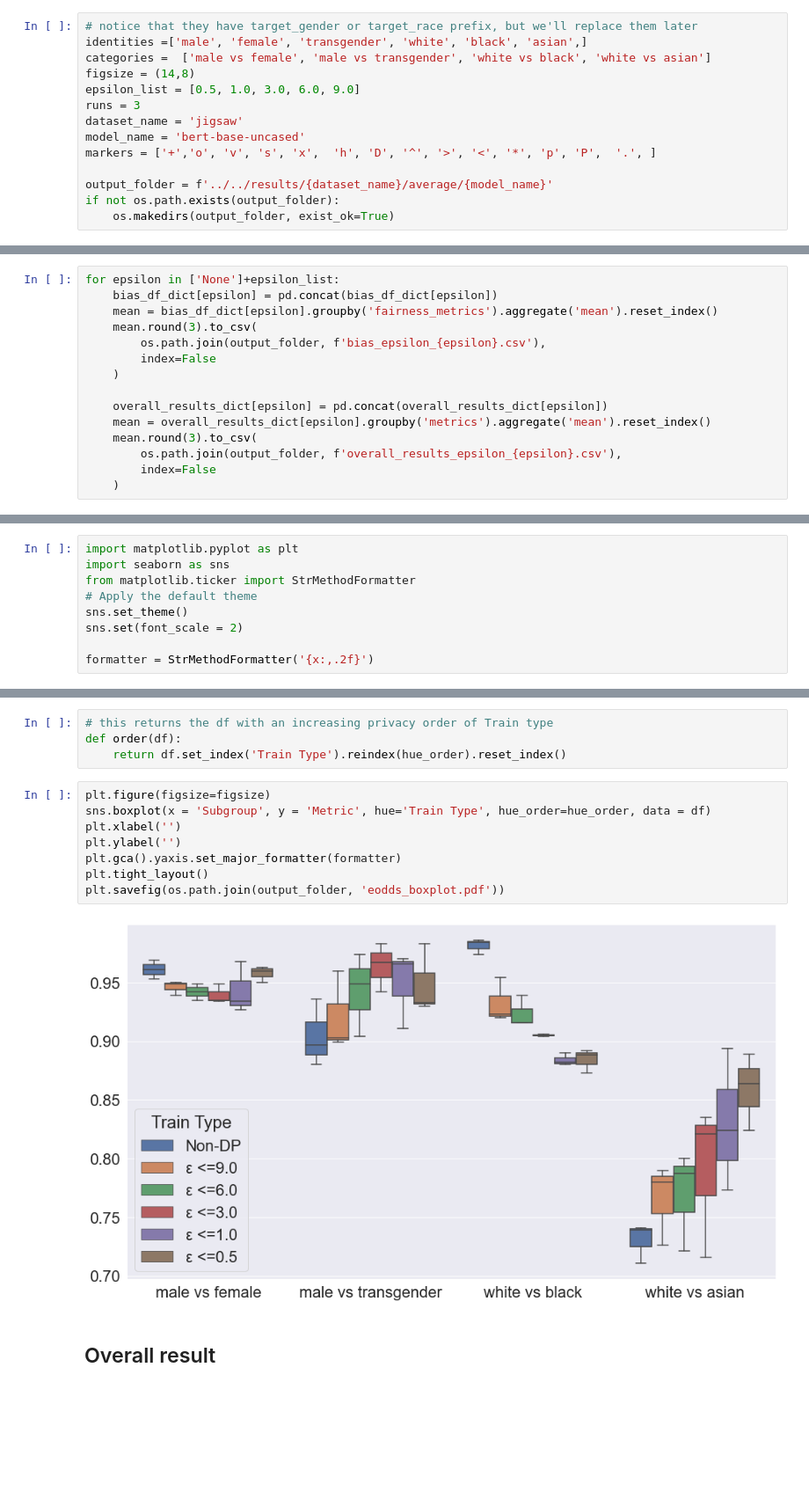
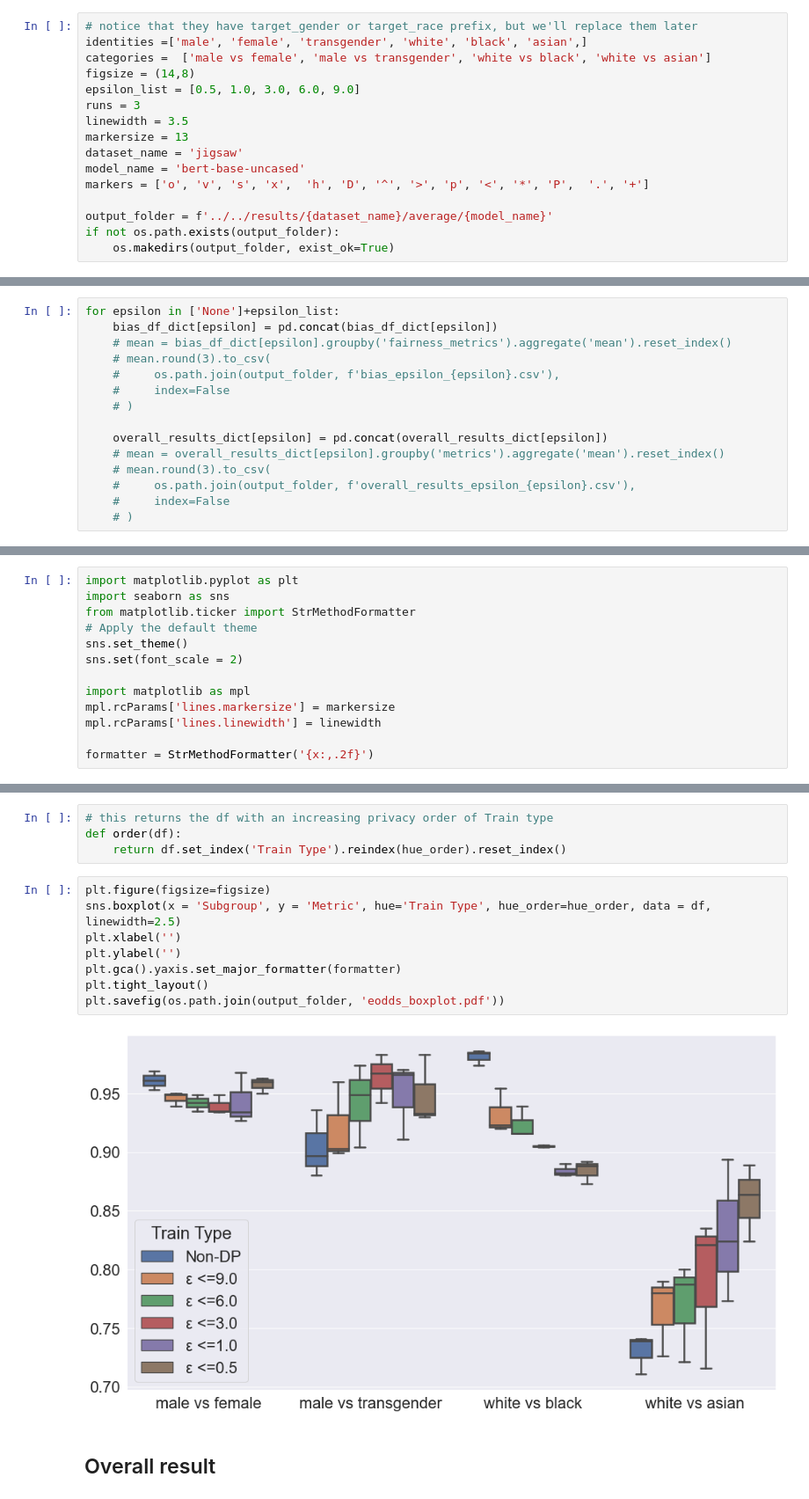
Before and after one commit to khairulislam/DP-on-NLP-Bias, a Jupyter notebook: src/jigsaw/average results and plot.ipynb, the cells around one changed output, grey strips where cells are left out. Shown at 88% size. Cells and saved outputs as stored; diff of their text form; blank space fills up the shorter version.

```diff
--- a/src/jigsaw/average results and plot.ipynb
+++ b/src/jigsaw/average results and plot.ipynb
@@ -11,9 +11,11 @@ categories =  ['male vs female', 'male vs transgender', 'white vs black', 'white
 figsize = (14,8)
 epsilon_list = [0.5, 1.0, 3.0, 6.0, 9.0]
 runs = 3
+linewidth = 3.5
+markersize = 13
 dataset_name = 'jigsaw'
 model_name = 'bert-base-uncased'
-markers = ['+','o', 'v', 's', 'x',  'h', 'D', '^', '>', '<', '*', 'p', 'P',  '.', ]
+markers = ['o', 'v', 's', 'x',  'h', 'D', '^', '>', 'p', '<', '*', 'P',  '.', '+']
 
 output_folder = f'../../results/{dataset_name}/average/{model_name}'
 if not os.path.exists(output_folder):
@@ -57,18 +59,18 @@ for run in range(1, runs+1):
 # %%
 for epsilon in ['None']+epsilon_list:
     bias_df_dict[epsilon] = pd.concat(bias_df_dict[epsilon])
-    mean = bias_df_dict[epsilon].groupby('fairness_metrics').aggregate('mean').reset_index()
-    mean.round(3).to_csv(
-        os.path.join(output_folder, f'bias_epsilon_{epsilon}.csv'),
-        index=False
-    )
+    # mean = bias_df_dict[epsilon].groupby('fairness_metrics').aggregate('mean').reset_index()
+    # mean.round(3).to_csv(
+    #     os.path.join(output_folder, f'bias_epsilon_{epsilon}.csv'),
+    #     index=False
+    # )
 
     overall_results_dict[epsilon] = pd.concat(overall_results_dict[epsilon])
-    mean = overall_results_dict[epsilon].groupby('metrics').aggregate('mean').reset_index()
-    mean.round(3).to_csv(
-        os.path.join(output_folder, f'overall_results_epsilon_{epsilon}.csv'),
-        index=False
-    )
+    # mean = overall_results_dict[epsilon].groupby('metrics').aggregate('mean').reset_index()
+    # mean.round(3).to_csv(
+    #     os.path.join(output_folder, f'overall_results_epsilon_{epsilon}.csv'),
+    #     index=False
+    # )
 # %% [markdown]
 # Plot
 # %%
@@ -79,6 +81,10 @@ from matplotlib.ticker import StrMethodFormatter
 sns.set_theme()
 sns.set(font_scale = 2)
 
+import matplotlib as mpl
+mpl.rcParams['lines.markersize'] = markersize
+mpl.rcParams['lines.linewidth'] = linewidth
+
 formatter = StrMethodFormatter('{x:,.2f}')
 # %% [markdown]
 ## Boxplot
@@ -116,14 +122,14 @@ def order(df):
     return df.set_index('Train Type').reindex(hue_order).reset_index()
 # %%
 plt.figure(figsize=figsize)
-sns.boxplot(x = 'Subgroup', y = 'Metric', hue='Train Type', hue_order=hue_order, data = df)
+sns.boxplot(x = 'Subgroup', y = 'Metric', hue='Train Type', hue_order=hue_order, data = df, linewidth=2.5)
 plt.xlabel('')
 plt.ylabel('')
 plt.gca().yaxis.set_major_formatter(formatter)
 plt.tight_layout()
 plt.savefig(os.path.join(output_folder, 'eodds_boxplot.pdf'))
 # %% [output]
-[figure, old version]
+[figure, new version]
 # %% [markdown]
 ## Overall result
 # %%
```
Also changed, not shown: parts of 8 cells of this notebook, 23 other files.
